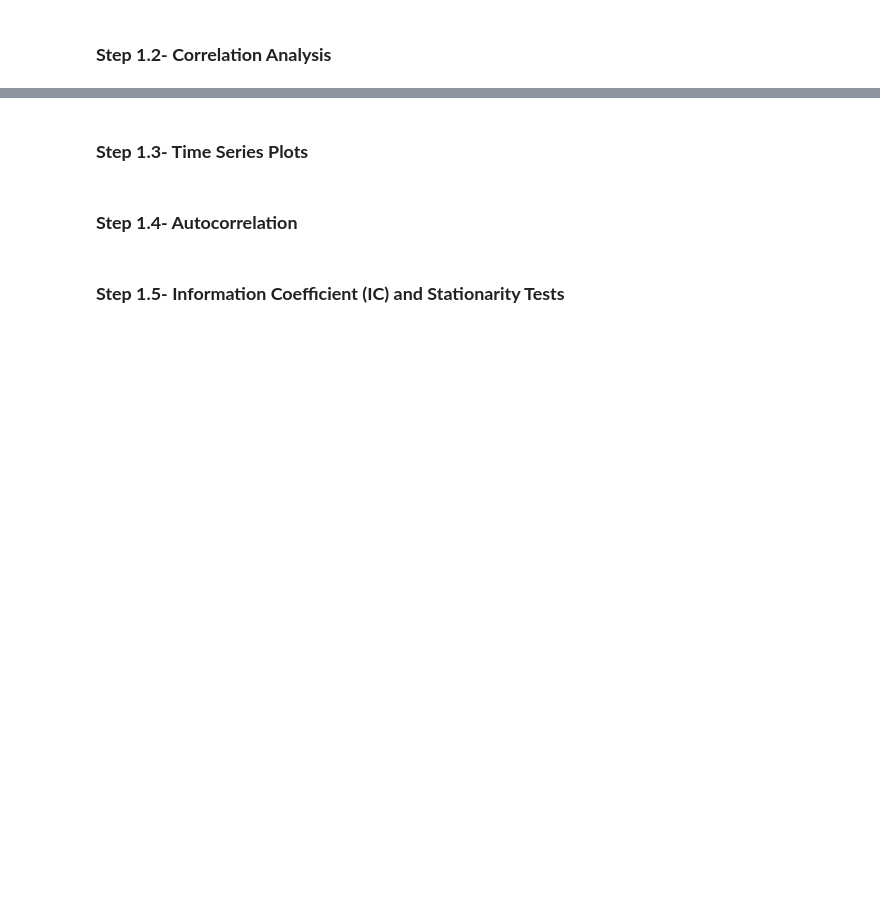
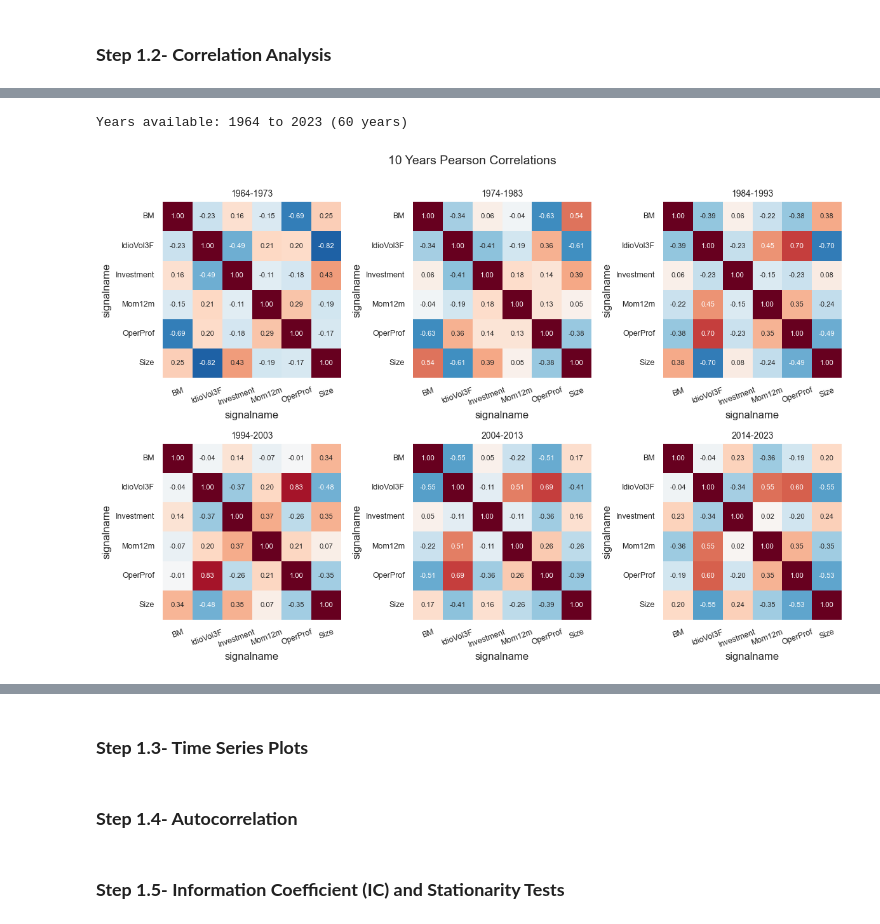
Before and after one commit to dipanshusharma2001/MScFE_WQU_Capstone_Project, a Jupyter notebook: notebooks/CausalFactorInvestingUsingInfluenceDiagram_StudentGroup_11186.ipynb, the cells around one changed output, grey strips where cells are left out. Cells and saved outputs as stored; diff of their text form; code cells hidden in the pictures; blank space fills up the shorter version.

```diff
--- a/notebooks/CausalFactorInvestingUsingInfluenceDiagram_StudentGroup_11186.ipynb
+++ b/notebooks/CausalFactorInvestingUsingInfluenceDiagram_StudentGroup_11186.ipynb
@@ -195,0 +256,42 @@ plt.show()
+# %%
+# Yearwise Correlations and Stability of factors
+
+# prepare year index
+osap_factors_yearly = osap_factor_returns.copy()
+osap_factors_yearly['year'] = osap_factors_yearly.index.year
+
+years = sorted(osap_factors_yearly['year'].unique())
+n_years = len(years)
+print("Years available:", years[0], "to", years[-1], f"({n_years} years)")
+# %% [output]
+Years available: 1964 to 2023 (60 years)
+# %%
+# computing period wise (10-Years Period) correlation matrices and heatmaps
+year_corrs = {}
+max_cols = osap_factor_returns.shape[1]
+ncols = 3
+nrows = math.ceil(n_years / ncols)
+figsize = (4*ncols, 4*nrows)
+
+fig = plt.figure(figsize=figsize)
+for i, y in enumerate(range(years[0], years[-1]+1, 10)):
+    sub = fig.add_subplot(nrows, ncols, i+1)
+    dfy = osap_factors_yearly[osap_factors_yearly['year'].between(y, y+9)]
+    dfy = dfy.drop(columns='year')
+    yc = dfy.corr()
+    year_corrs[f"{y}-{y+9}"] = yc
+    sns.heatmap(yc, vmin=-1, vmax=1, center=0, fmt=".2f", cmap='RdBu_r', annot=True,  annot_kws={"size": 8}, cbar=False, ax=sub, cbar_kws={"labelsize": 9})
+    sub.set_title(f"{y}-{y+9}", fontsize=10)
+
+    # changing the ticks font for both y and x axis
+    sub.tick_params(axis='x', rotation=20, labelsize=9)
+    sub.tick_params(axis='y', rotation=0, labelsize=9)
+
+plt.suptitle("10 Years Pearson Correlations", fontsize=14)
+plt.tight_layout(rect=[0, 0.03, 1, 0.98])
+plt.show()
+
+# saving the figure
+fig.savefig(os.path.join(outputs_eda, "osap_yearwise_correlation_multiples.png"), dpi=250, bbox_inches='tight')
+# %% [output]
+[figure, added]
```
Also changed, not shown: parts of 15 cells of this notebook, 3 other files.
